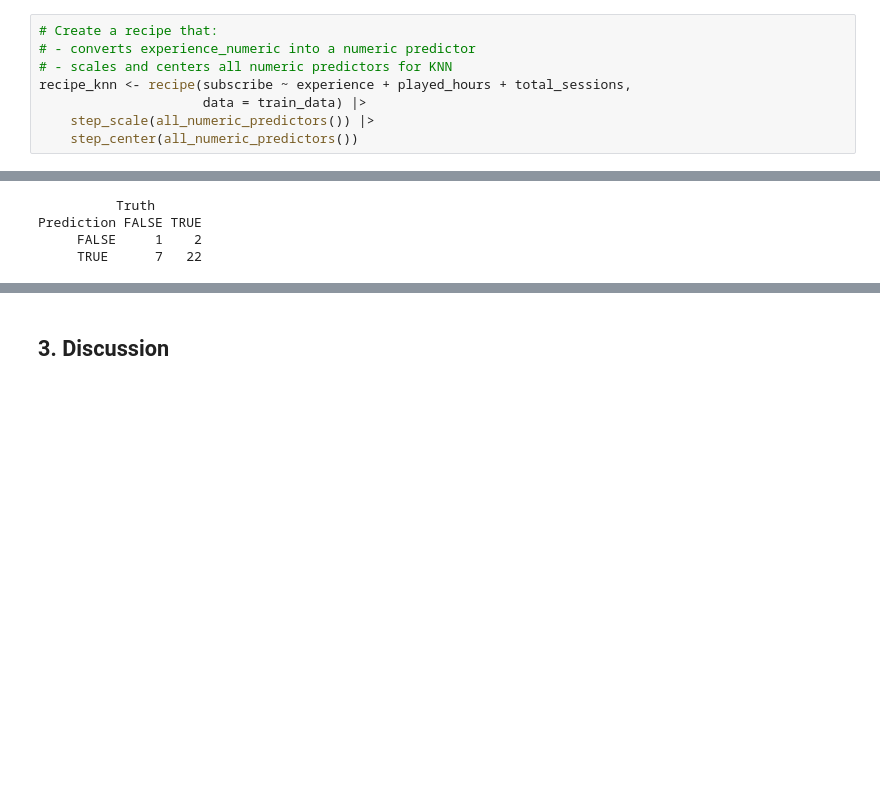
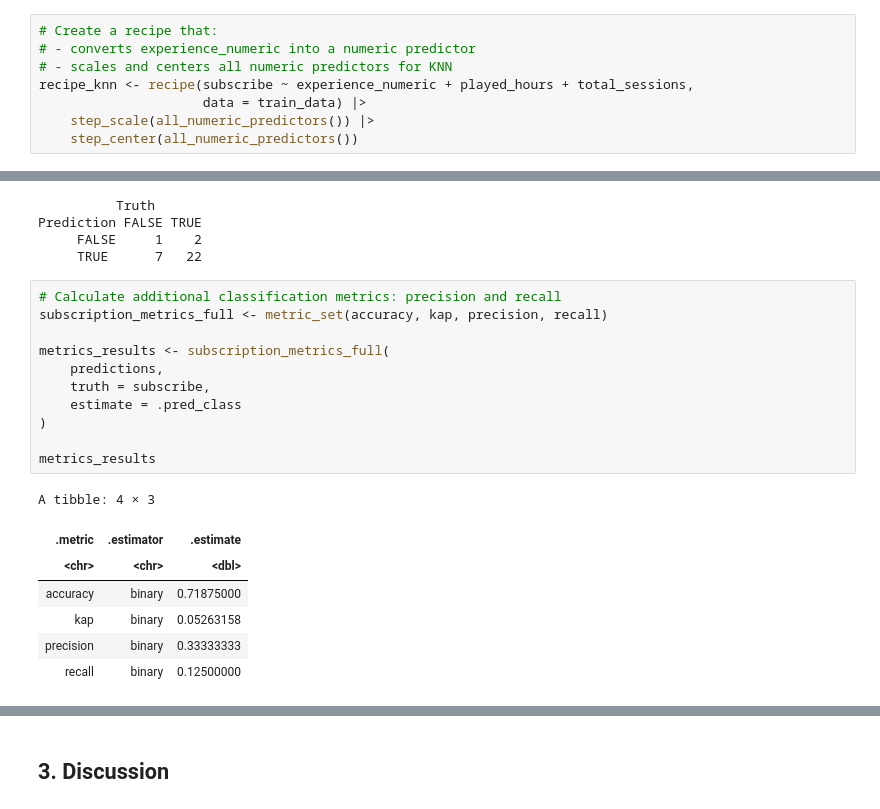
Before and after one commit to emily2628/Dsci-100---Final-Project, a Jupyter notebook: group_final_report.ipynb, the cells around one changed output, grey strips where cells are left out. Saved outputs shown, nothing was run; the diff lists cells and outputs as text; blank space fills up the shorter version.

```diff
--- a/group_final_report.ipynb
+++ b/group_final_report.ipynb
@@ -355,7 +292,7 @@ test_data <- testing(data_split)
 # Create a recipe that:
 # - converts experience_numeric into a numeric predictor
 # - scales and centers all numeric predictors for KNN
-recipe_knn <- recipe(subscribe ~ experience + played_hours + total_sessions,
+recipe_knn <- recipe(subscribe ~ experience_numeric + played_hours + total_sessions,
                      data = train_data) |>
     step_scale(all_numeric_predictors()) |>
     step_center(all_numeric_predictors())
@@ -463,3 +400,22 @@ confusion_matrix
 Prediction FALSE TRUE
      FALSE     1    2
      TRUE      7   22
+# %%
+# Calculate additional classification metrics: precision and recall
+subscription_metrics_full <- metric_set(accuracy, kap, precision, recall)
+
+metrics_results <- subscription_metrics_full(
+    predictions,
+    truth = subscribe,
+    estimate = .pred_class
+)
+
+metrics_results
+# %% [output]
+A tibble: 4 × 3
+| .metric | .estimator | .estimate |
+| <chr> | <chr> | <dbl> |
+| accuracy | binary | 0.71875000 |
+| kap | binary | 0.05263158 |
+| precision | binary | 0.33333333 |
+| recall | binary | 0.12500000 |
```
Also changed, not shown: parts of 18 cells of this notebook.
